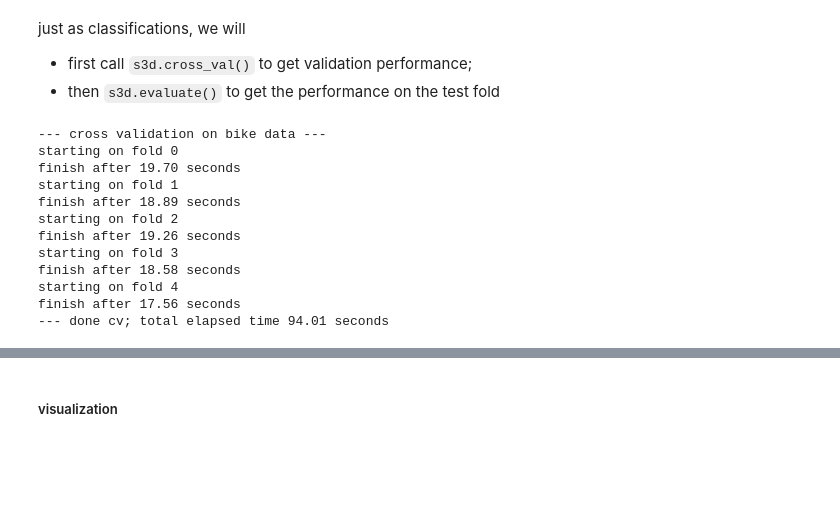
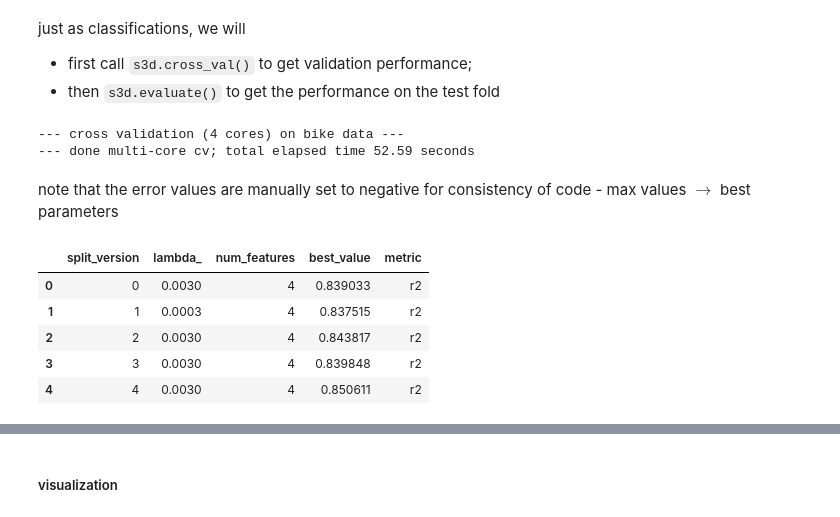
Before and after one commit to peterfennell/S3D, a Jupyter notebook: s3d/quickstart.ipynb, the cells around one changed output, grey strips where cells are left out. Saved outputs shown, nothing was run; the diff lists cells and outputs as text; code cells hidden in the pictures; blank space fills up the shorter version.

Commit message:
fix bug: find best params

```diff
--- a/s3d/quickstart.ipynb
+++ b/s3d/quickstart.ipynb
@@ -600,19 +600,21 @@ just as classifications, we will
 # %%
 lambda_list = [0.001, 0.003, 0.0001, 0.0003]
 num_features = 4
-reg_s3d.cross_val(lambda_list, num_features,
-                  calc_threshold=False)
+reg_s3d.cross_val_multicore(lambda_list, num_features,
+                            num_cores=4,
+                            calc_threshold=False)
 # %% [output]
---- cross validation on bike data ---
-starting on fold 0
-finish after 19.70 seconds
-starting on fold 1
-finish after 18.89 seconds
-starting on fold 2
-finish after 19.26 seconds
-starting on fold 3
-finish after 18.58 seconds
-starting on fold 4
-finish after 17.56 seconds
---- done cv; total elapsed time 94.01 seconds
+--- cross validation (4 cores) on bike data ---
+--- done multi-core cv; total elapsed time 52.59 seconds
+# %% [markdown]
+note that the error values are manually set to negative for consistency of code - max values $\rightarrow$ best parameters
+# %%
+utils.find_best_param('cv/bike/performance.csv', 'r2')
+# %% [output]
+|  | split_version | lambda_ | num_features | best_value | metric |
+| 0 | 0 | 0.0030 | 4 | 0.839033 | r2 |
+| 1 | 1 | 0.0003 | 4 | 0.837515 | r2 |
+| 2 | 2 | 0.0030 | 4 | 0.843817 | r2 |
+| 3 | 3 | 0.0030 | 4 | 0.839848 | r2 |
+| 4 | 4 | 0.0030 | 4 | 0.850611 | r2 |
 # %%
```
Also changed, not shown: parts of 7 cells of this notebook, 1 other file.
